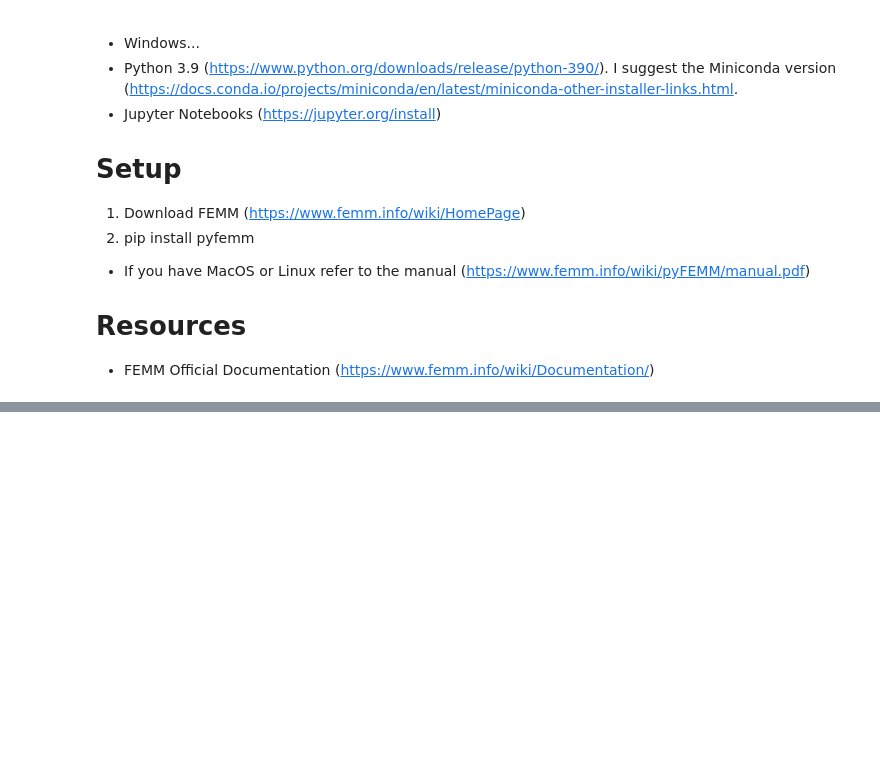
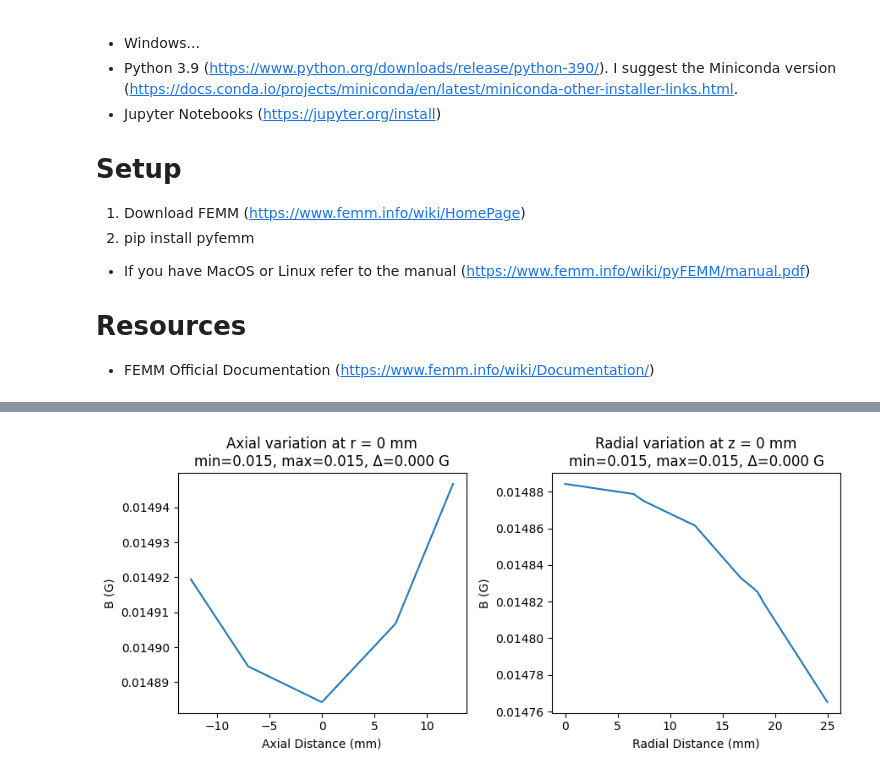
Before and after one commit to kostubhagarwal/femm_em_sims, a Jupyter notebook: electro_mag_sim.ipynb, the cells around one changed output, grey strips where cells are left out. Saved outputs shown, nothing was run; the diff lists cells and outputs as text; code cells hidden in the pictures; blank space fills up the shorter version.

```diff
--- a/electro_mag_sim.ipynb
+++ b/electro_mag_sim.ipynb
@@ -288 +318,30 @@ No loss, wire heats 465.59°C in 3600 seconds
 '\nclose\n'
+# %%
+# Field variation along a line — r=[0,12.5]mm, z=[-25,25]mm
+fix_r = 0   # fixed radial position (mm) — change this
+fix_z = 0   # fixed axial position (mm) — change this
+
+r_line = np.linspace(0, 25, num)
+z_line = np.linspace(-12.5, 12.5, num)
+
+b_axial = np.array([np.sqrt(sum(x**2 for x in femm.mo_getb(fix_r, zj))) for zj in z_line]) * 1e4
+b_radial = np.array([np.sqrt(sum(x**2 for x in femm.mo_getb(ri, fix_z))) for ri in r_line]) * 1e4
+
+fig, axes = plt.subplots(1, 2, figsize=(9, 4))
+
+axes[0].plot(z_line, b_axial)
+axes[0].set_xlabel('Axial Distance (mm)')
+axes[0].set_ylabel('B (G)')
+axes[0].set_title(f'Axial variation at r = {fix_r} mm\n'
+                  f'min={b_axial.min():.3f}, max={b_axial.max():.3f}, Δ={b_axial.max()-b_axial.min():.3f} G')
+
+axes[1].plot(r_line, b_radial)
+axes[1].set_xlabel('Radial Distance (mm)')
+axes[1].set_ylabel('B (G)')
+axes[1].set_title(f'Radial variation at z = {fix_z} mm\n'
+                  f'min={b_radial.min():.3f}, max={b_radial.max():.3f}, Δ={b_radial.max()-b_radial.min():.3f} G')
+
+plt.tight_layout()
+plt.show()
+# %% [output]
+[figure, added]
```
Also changed, not shown: parts of 4 cells of this notebook, 1 other file.
